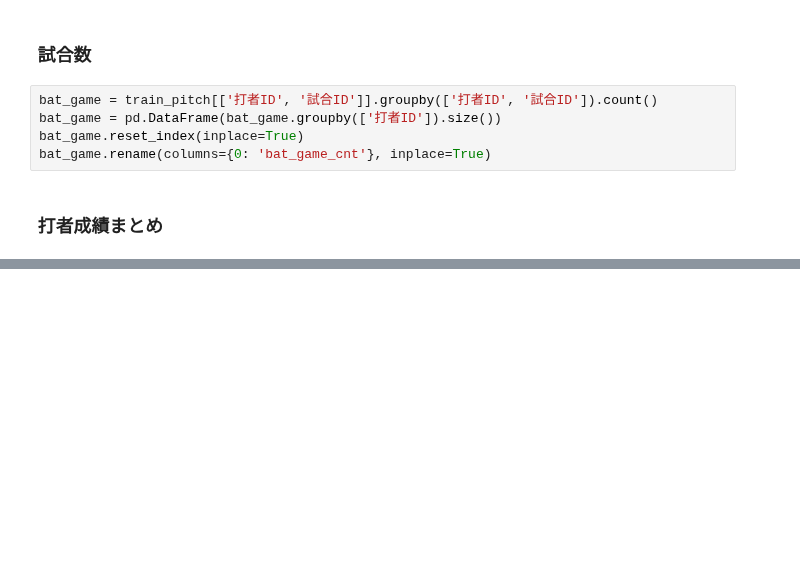
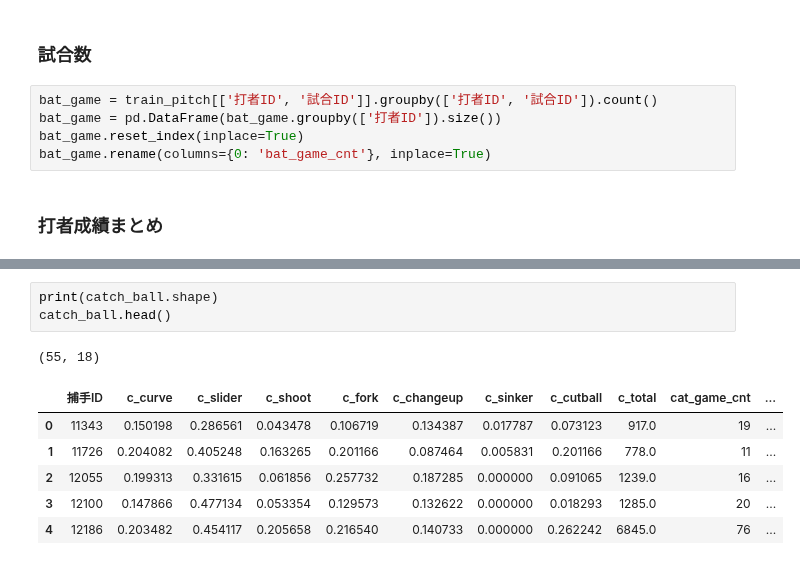
Before and after one commit to yumehara/baseball, a Jupyter notebook: Preprocess_pitch_2017.ipynb, the cells around one changed output, grey strips where cells are left out. Saved outputs shown, nothing was run; the diff lists cells and outputs as text; blank space fills up the shorter version.

```diff
--- a/Preprocess_pitch_2017.ipynb
+++ b/Preprocess_pitch_2017.ipynb
@@ -166,0 +264,11 @@ bat_ball.to_feather('intermediate/bat_2017.f')
+# %%
+print(catch_ball.shape)
+catch_ball.head()
+# %% [output]
+(55, 18)
+|  | 捕手ID | c_curve | c_slider | c_shoot | c_fork | c_changeup | c_sinker | c_cutball | c_total | cat_game_cnt | ... |
+| 0 | 11343 | 0.150198 | 0.286561 | 0.043478 | 0.106719 | 0.134387 | 0.017787 | 0.073123 | 917.0 | 19 | ... |
+| 1 | 11726 | 0.204082 | 0.405248 | 0.163265 | 0.201166 | 0.087464 | 0.005831 | 0.201166 | 778.0 | 11 | ... |
+| 2 | 12055 | 0.199313 | 0.331615 | 0.061856 | 0.257732 | 0.187285 | 0.000000 | 0.091065 | 1239.0 | 16 | ... |
+| 3 | 12100 | 0.147866 | 0.477134 | 0.053354 | 0.129573 | 0.132622 | 0.000000 | 0.018293 | 1285.0 | 20 | ... |
+| 4 | 12186 | 0.203482 | 0.454117 | 0.205658 | 0.216540 | 0.140733 | 0.000000 | 0.262242 | 6845.0 | 76 | ... |
```
Also changed, not shown: parts of 30 cells of this notebook, 2 other files.
